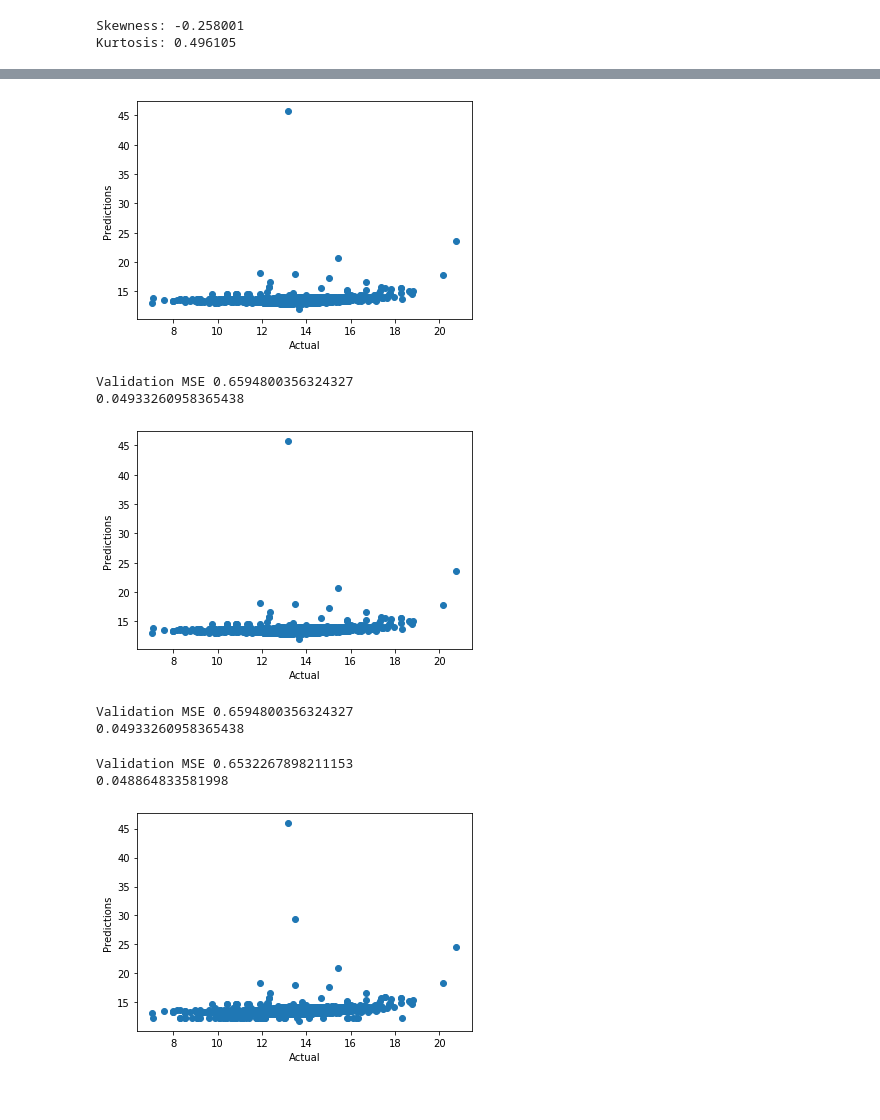
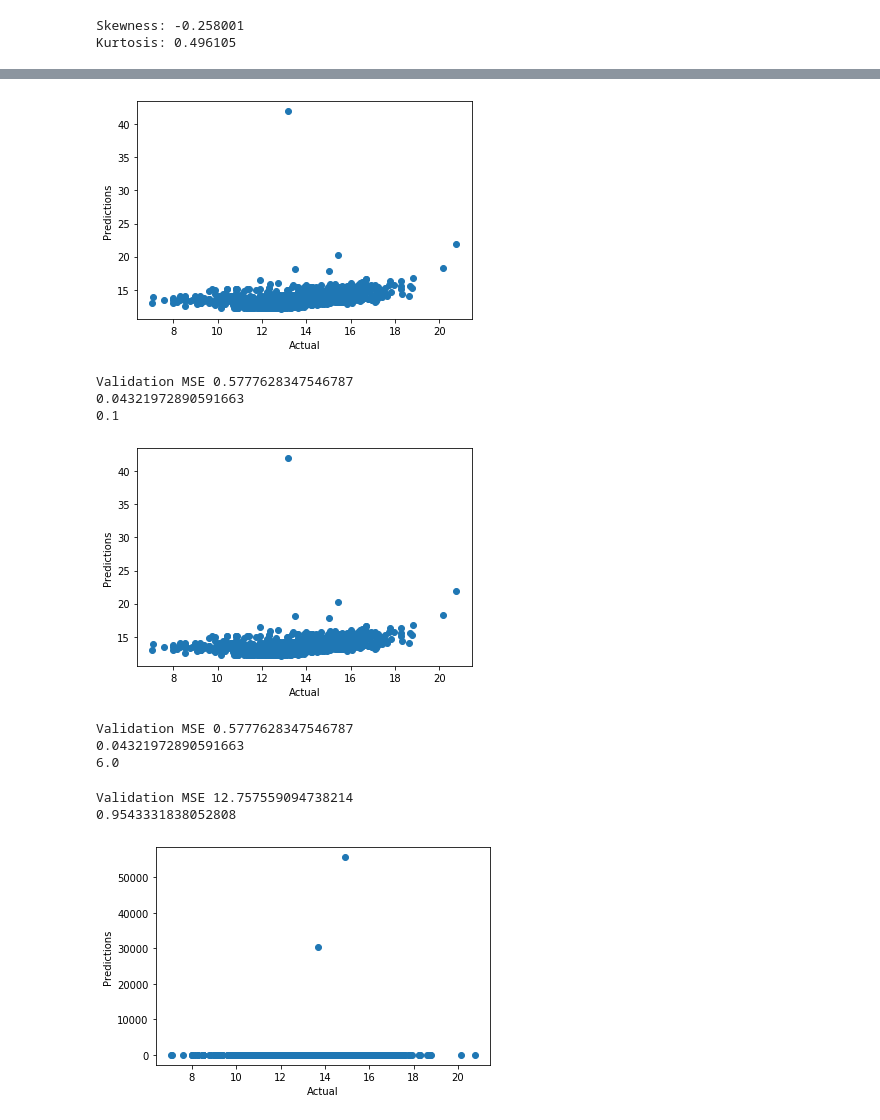
Before and after one commit to kmart8/DS-502-Project, a Jupyter notebook: NYC Dataset Notebook.ipynb, the cells around one changed output, grey strips where cells are left out. Cells and saved outputs as stored; diff of their text form; code cells hidden in the pictures.

```diff
--- a/NYC Dataset Notebook.ipynb
+++ b/NYC Dataset Notebook.ipynb
@@ -152,13 +170,27 @@ The entire dataset and residential datasets still do not look entirely normally
 # %%
 ## ENTIRE SET
-# Create target object and call it y
+
+# Entire Dataset Response
 y = home_data.sale_price_int
+
+# Max / Avg price
 max_price = max(y)
 avg_price = y.mean()
-# Create X - Choosing most influential features based on correlation
+
+
 features = ['RESIDENTIAL UNITS','COMMERCIAL UNITS', 'TOTAL UNITS', 'land_square_feet_int',
        'gross_square_feet_int','BOROUGH','TAX CLASS AT TIME OF SALE','ZIP CODE','YEAR BUILT']
+
+# Entire Dataset Fetures
 X = home_data[features]
+borough = pd.get_dummies(home_data['BOROUGH'])
+X = pd.concat([X,borough],axis=1)
+taxclass = pd.get_dummies(home_data['TAX CLASS AT TIME OF SALE'])
+X = pd.concat([X,taxclass],axis=1)
+yearbuilt= pd.get_dummies(home_data['YEAR BUILT'])
+X = pd.concat([X,yearbuilt],axis=1)
 
 # Split into validation and training data
 train_X, val_X, train_y, val_y = train_test_split(X, y, random_state=1,test_size=0.2)
+
+print(train_X.shape)
@@ -165,7 +201,6 @@ train_X, val_X, train_y, val_y = train_test_split(X, y, random_state=1,test_size
 # %%
 #Decision Tree
-
-candidate_max_leaf_nodes = list(range(2,500))
+candidate_max_leaf_nodes = [2,10,100,500,1000]
 # Write loop to find the ideal tree size from candidate_max_leaf_nodes
 leaf = []
 def get_mae(max_leaf_nodes, train_X, val_X, train_y, val_y):
@@ -227,8 +262,8 @@ Validation MSE for Random Forest Model: 0.39610155785779366
 # %%
 # RIDGE
 #Fit the model
-alpha=.1
-ridgereg = lm.Ridge(alpha=alpha,normalize=True)
+alpha=[0.01, 0.03, 0.06, 0.1, 0.3, 0.6, 1, 3, 6]
+ridgereg = lm.RidgeCV(alphas=alpha,normalize=True,cv=5)
 ridgereg.fit(train_X,train_y)
 val_predictions = ridgereg.predict(val_X)
 val_mae = mean_absolute_error(val_predictions, val_y)
@@ -238,14 +273,16 @@ plt.xlabel('Actual')
 plt.show()
 print("Validation MSE {}".format(val_mae))
 print(val_mae/avg_price)
+print(ridgereg.alpha_)
 # %% [output]
-[figure, old version]
+[figure, new version]
-Validation MSE 0.6594800356324327
-0.04933260958365438
+Validation MSE 0.5777628347546787
+0.04321972890591663
+0.1
 # %%
 #LASSO
-alpha=.1
-lassoreg = lm.Lasso(alpha=alpha,normalize=True)
+alpha=[0.01, 0.03, 0.06, 0.1, 0.3, 0.6, 1, 3, 6]
+lassoreg = lm.LassoCV(alphas=alpha,normalize=True,cv=5)
 lassoreg.fit(train_X,train_y)
 val_predictions = ridgereg.predict(val_X)
 val_mae = mean_absolute_error(val_predictions, val_y)
@@ -255,25 +292,28 @@ plt.xlabel('Actual')
 plt.show()
 print("Validation MSE {}".format(val_mae))
 print(val_mae/avg_price)
+print(lassoreg.alpha_)
 # %% [output]
-[figure, old version]
+[figure, new version]
-Validation MSE 0.6594800356324327
-0.04933260958365438
+Validation MSE 0.5777628347546787
+0.04321972890591663
+6.0
 # %%
-lm = linear_model.LinearRegression()
+# Linear Regression
+lm = lm.LinearRegression()
 model = lm.fit(train_X, train_y)
 val_predictions = lm.predict(val_X)
 val_mae = mean_absolute_error(val_predictions, val_y)
 print("Validation MSE {}".format(val_mae))
 print(val_mae/avg_price)
 plt.scatter(val_y,val_predictions)
 plt.ylabel('Predictions')
 plt.xlabel('Actual')
 plt.show()
 # %% [output]
-Validation MSE 0.6532267898211153
-0.048864833581998
+Validation MSE 12.757559094738214
+0.9543331838052808
-[figure, old version]
+[figure, new version]
 # %% [markdown]
 Conclusions
 More data about sales would help - other housing datasets
```
Also changed, not shown: parts of 13 cells of this notebook.
